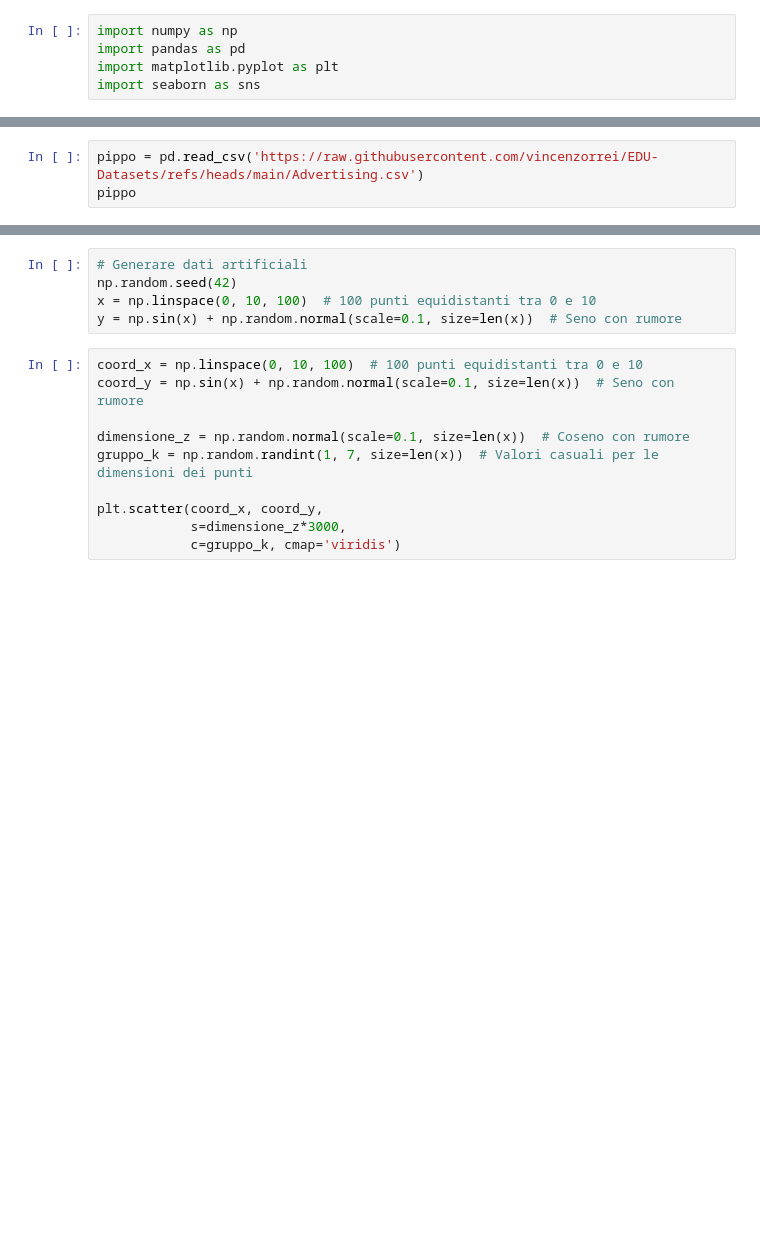
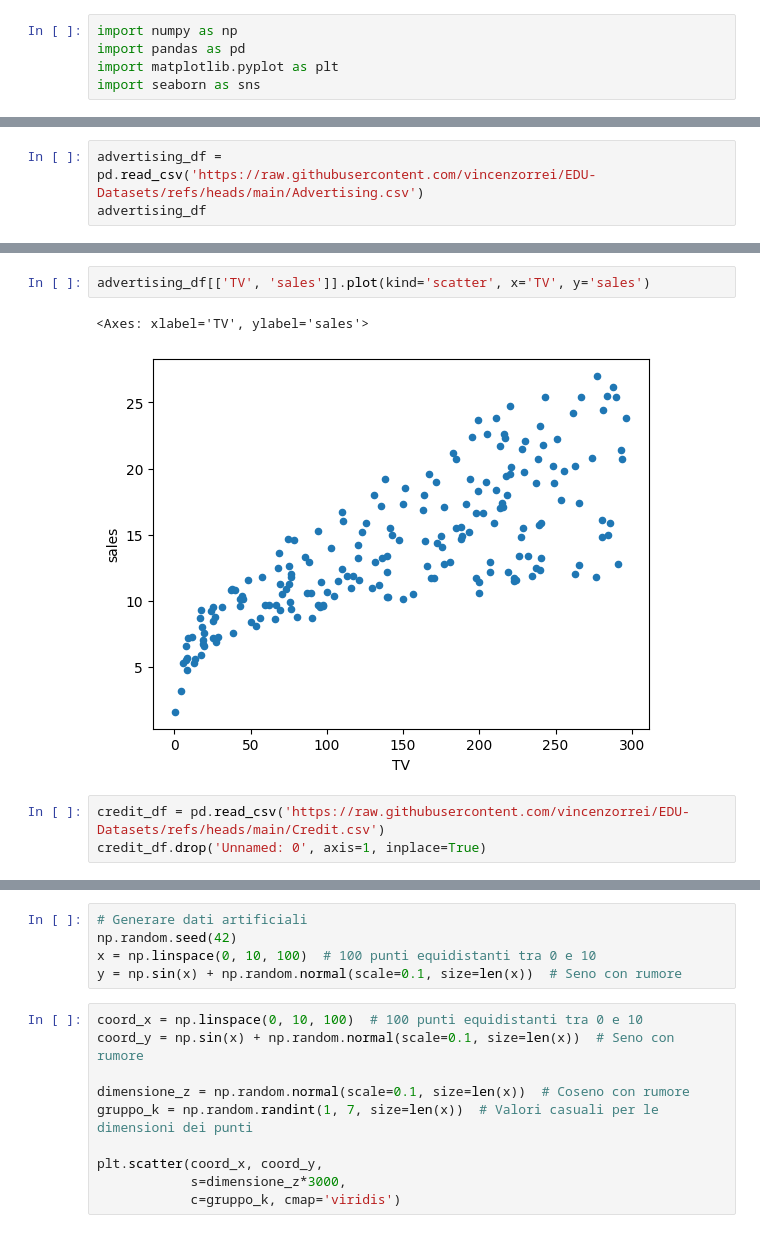
Before and after one commit to vincenzorrei/EDU-MatplotlibFundamentals, a Jupyter notebook: scatters.ipynb, the cells around one changed output, grey strips where cells are left out. Drawn from its saved outputs; the diff is of its cells as text; blank space fills up the shorter version.

```diff
--- a/scatters.ipynb
+++ b/scatters.ipynb
@@ -30,3 +6,3 @@ plt.show()
 # %%
-pippo = pd.read_csv('https://raw.githubusercontent.com/vincenzorrei/EDU-Datasets/refs/heads/main/Advertising.csv')
-pippo
+advertising_df = pd.read_csv('https://raw.githubusercontent.com/vincenzorrei/EDU-Datasets/refs/heads/main/Advertising.csv')
+advertising_df
@@ -32,0 +23,8 @@ pippo
+# %%
+advertising_df[['TV', 'sales']].plot(kind='scatter', x='TV', y='sales')
+# %% [output]
+<Axes: xlabel='TV', ylabel='sales'>
+[figure, added]
+# %%
+credit_df = pd.read_csv('https://raw.githubusercontent.com/vincenzorrei/EDU-Datasets/refs/heads/main/Credit.csv')
+credit_df.drop('Unnamed: 0', axis=1, inplace=True)
```
Also changed, not shown: parts of 7 cells of this notebook.
